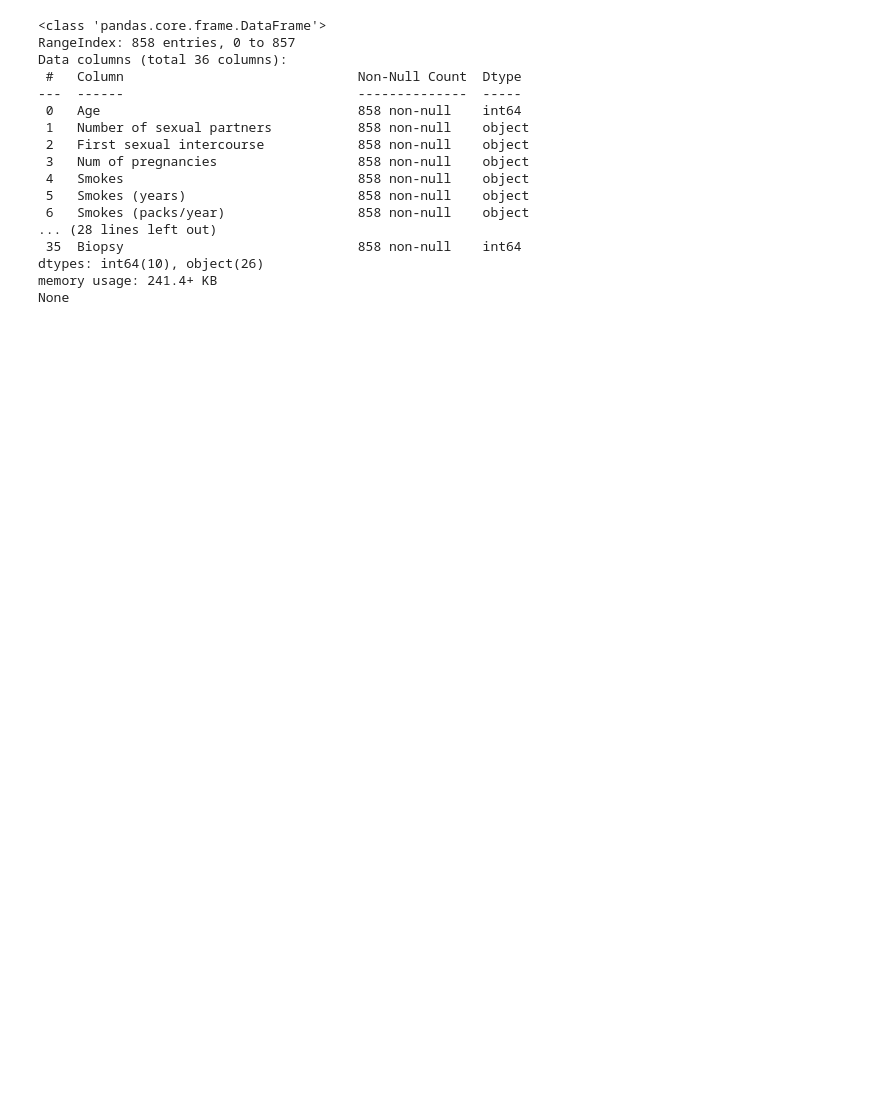
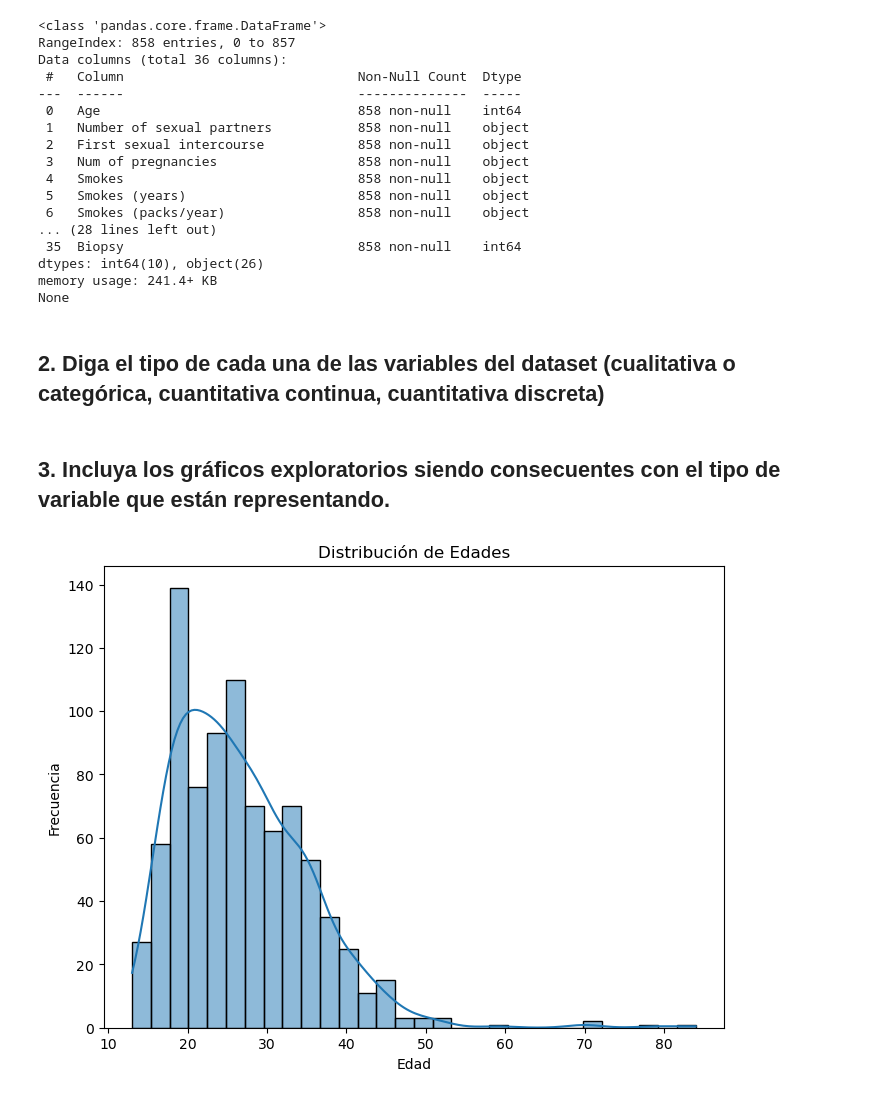
Before and after one commit to fredyvelasquezgt/Lab-1-DS, a Jupyter notebook: test.ipynb, the cells around one changed output. Cells and saved outputs as stored; diff of their text form; code cells hidden in the pictures; blank space fills up the shorter version.

```diff
--- a/test.ipynb
+++ b/test.ipynb
@@ -64,3 +54,17 @@ Data columns (total 36 columns):
 dtypes: int64(10), object(26)
 memory usage: 241.4+ KB
 None
+# %% [markdown]
+## 2. Diga el tipo de cada una de las variables del dataset (cualitativa o categórica, cuantitativa continua, cuantitativa discreta)
+# %% [markdown]
+## 3. Incluya los gráficos exploratorios siendo consecuentes con el tipo de variable que están representando.
+# %%
+# Distribución de la edad
+plt.figure(figsize=(8, 6))
+sns.histplot(data['Age'], bins=30, kde=True)
+plt.title('Distribución de Edades')
+plt.xlabel('Edad')
+plt.ylabel('Frecuencia')
+plt.show()
+# %% [output]
+[figure, added]
```
Also changed, not shown: parts of 3 cells of this notebook.
